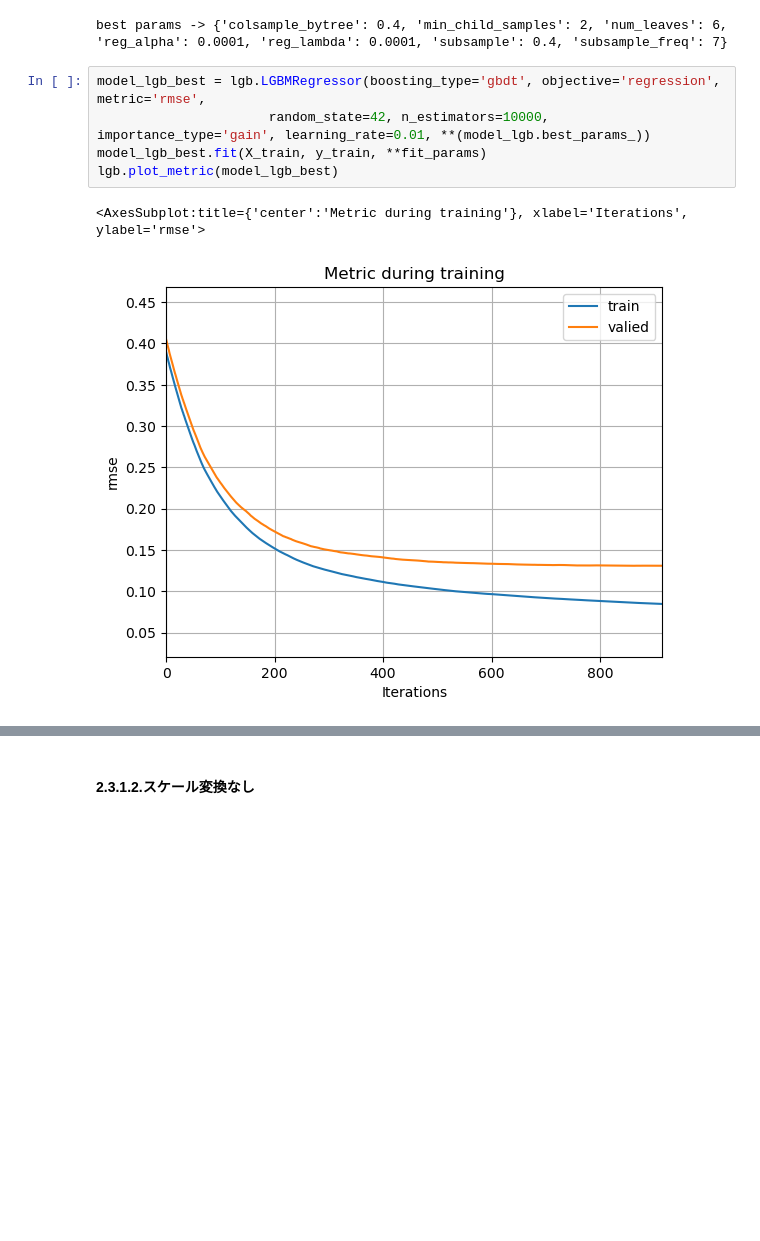
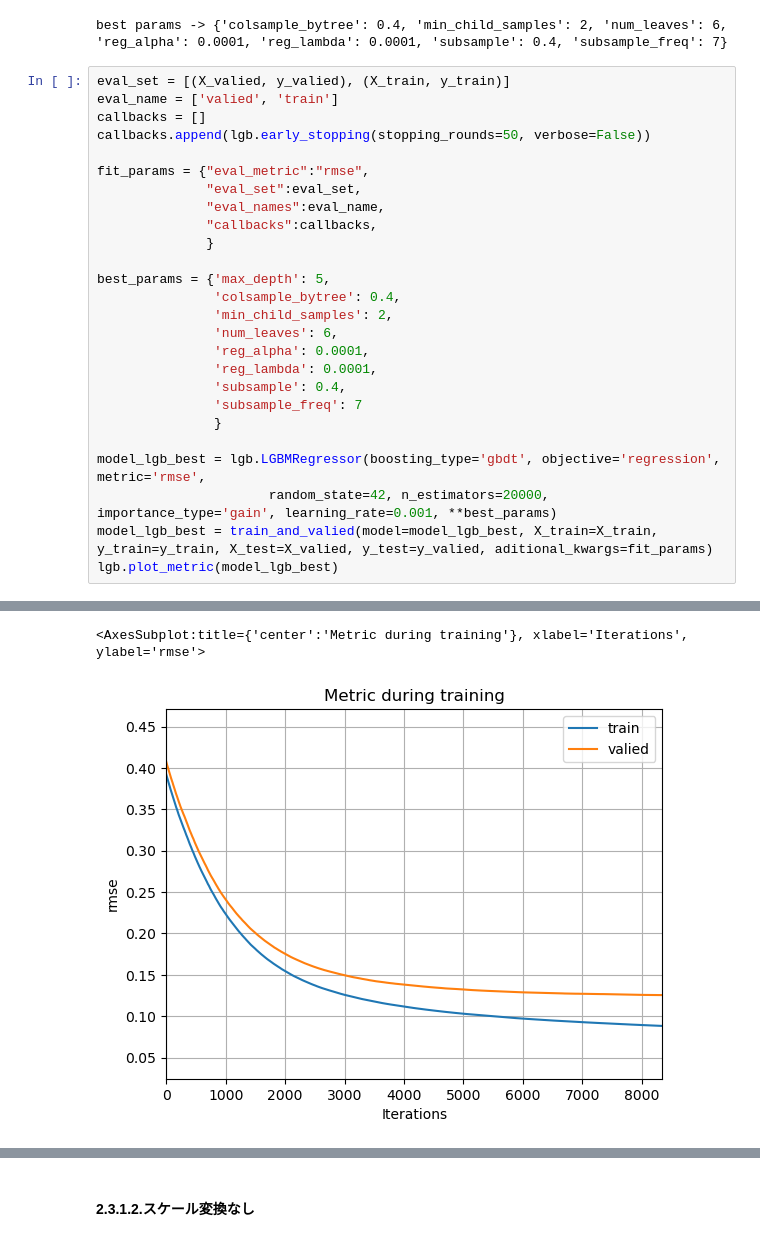
Before and after one commit to miyataaaa/Kaggle-HousePrices, a Jupyter notebook: Modeling.ipynb, the cells around one changed output, grey strips where cells are left out. Cells and saved outputs as stored; diff of their text form; blank space fills up the shorter version.

```diff
--- a/Modeling.ipynb
+++ b/Modeling.ipynb
@@ -445,11 +604,30 @@ RMSE : 0.1310
 print(f"best params -> {model_lgb.best_params_}")
 # %% [output]
 best params -> {'colsample_bytree': 0.4, 'min_child_samples': 2, 'num_leaves': 6, 'reg_alpha': 0.0001, 'reg_lambda': 0.0001, 'subsample': 0.4, 'subsample_freq': 7}
-# %%
-model_lgb_best = lgb.LGBMRegressor(boosting_type='gbdt', objective='regression', metric='rmse',
-                      random_state=42, n_estimators=10000, importance_type='gain', learning_rate=0.01, **(model_lgb.best_params_))
-model_lgb_best.fit(X_train, y_train, **fit_params)
-lgb.plot_metric(model_lgb_best)
-# %% [output]
-<AxesSubplot:title={'center':'Metric during training'}, xlabel='Iterations', ylabel='rmse'>
-[figure, removed]
+# %%
+eval_set = [(X_valied, y_valied), (X_train, y_train)]
+eval_name = ['valied', 'train']
+callbacks = []
+callbacks.append(lgb.early_stopping(stopping_rounds=50, verbose=False))
+
+fit_params = {"eval_metric":"rmse",
+              "eval_set":eval_set,
+              "eval_names":eval_name,
+              "callbacks":callbacks,
+              }
+
+best_params = {'max_depth': 5,
+               'colsample_bytree': 0.4,
+               'min_child_samples': 2,
+               'num_leaves': 6,
+               'reg_alpha': 0.0001,
+               'reg_lambda': 0.0001,
+               'subsample': 0.4,
+               'subsample_freq': 7
+               }
+
+model_lgb_best = lgb.LGBMRegressor(boosting_type='gbdt', objective='regression', metric='rmse',
+                      random_state=42, n_estimators=20000, importance_type='gain', learning_rate=0.001, **best_params)
+model_lgb_best = train_and_valied(model=model_lgb_best, X_train=X_train, y_train=y_train, X_test=X_valied, y_test=y_valied, aditional_kwargs=fit_params)
+lgb.plot_metric(model_lgb_best)
+# %% [output]
@@ -456,3 +651,5 @@ lgb.plot_metric(model_lgb_best)
+<AxesSubplot:title={'center':'Metric during training'}, xlabel='Iterations', ylabel='rmse'>
+[figure, added]
 # %%
 lgb.plot_importance(model_lgb_best, max_num_features=25)
 # %% [output]
```
Also changed, not shown: parts of 31 cells of this notebook, 2 other files.
